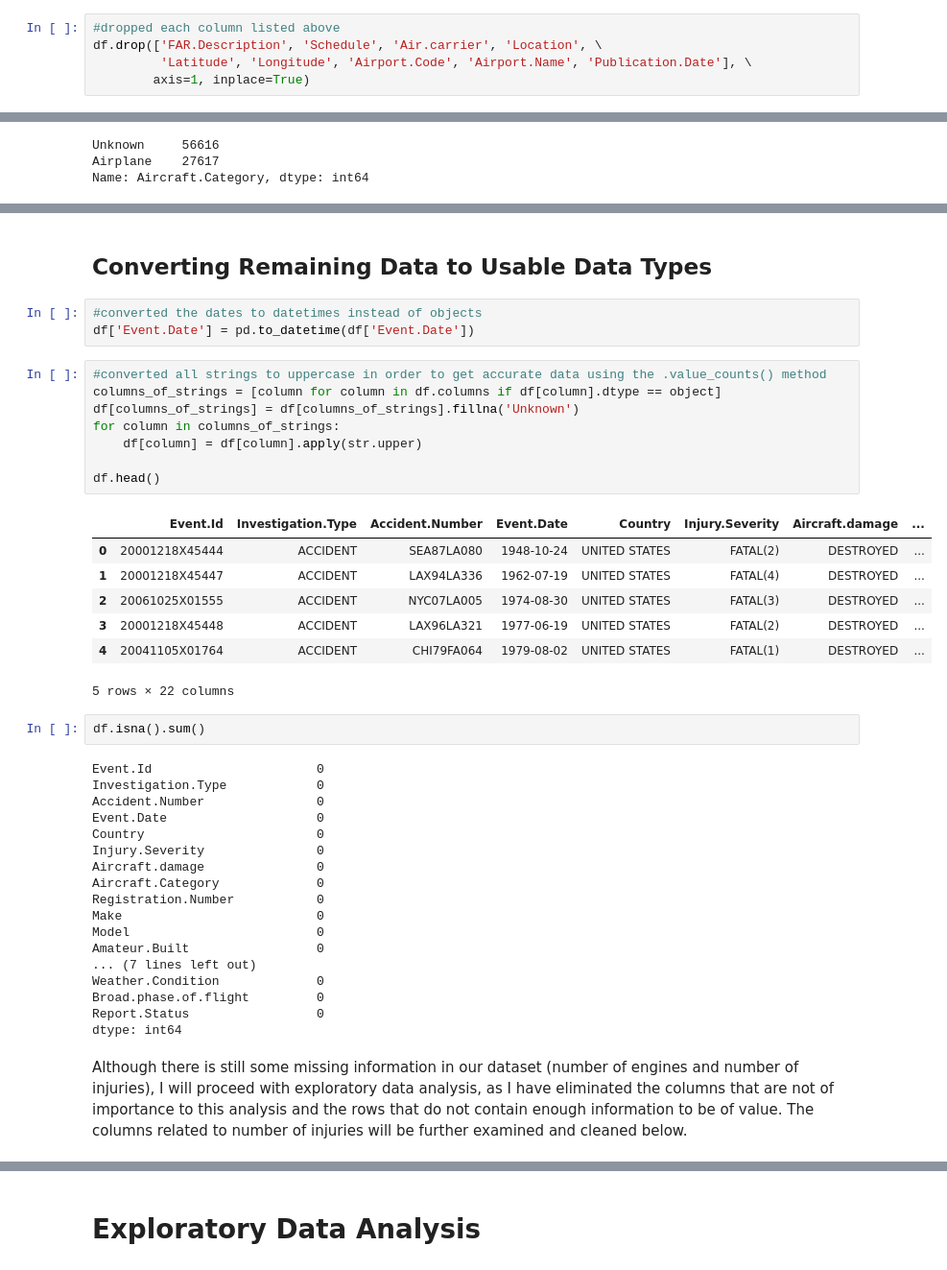
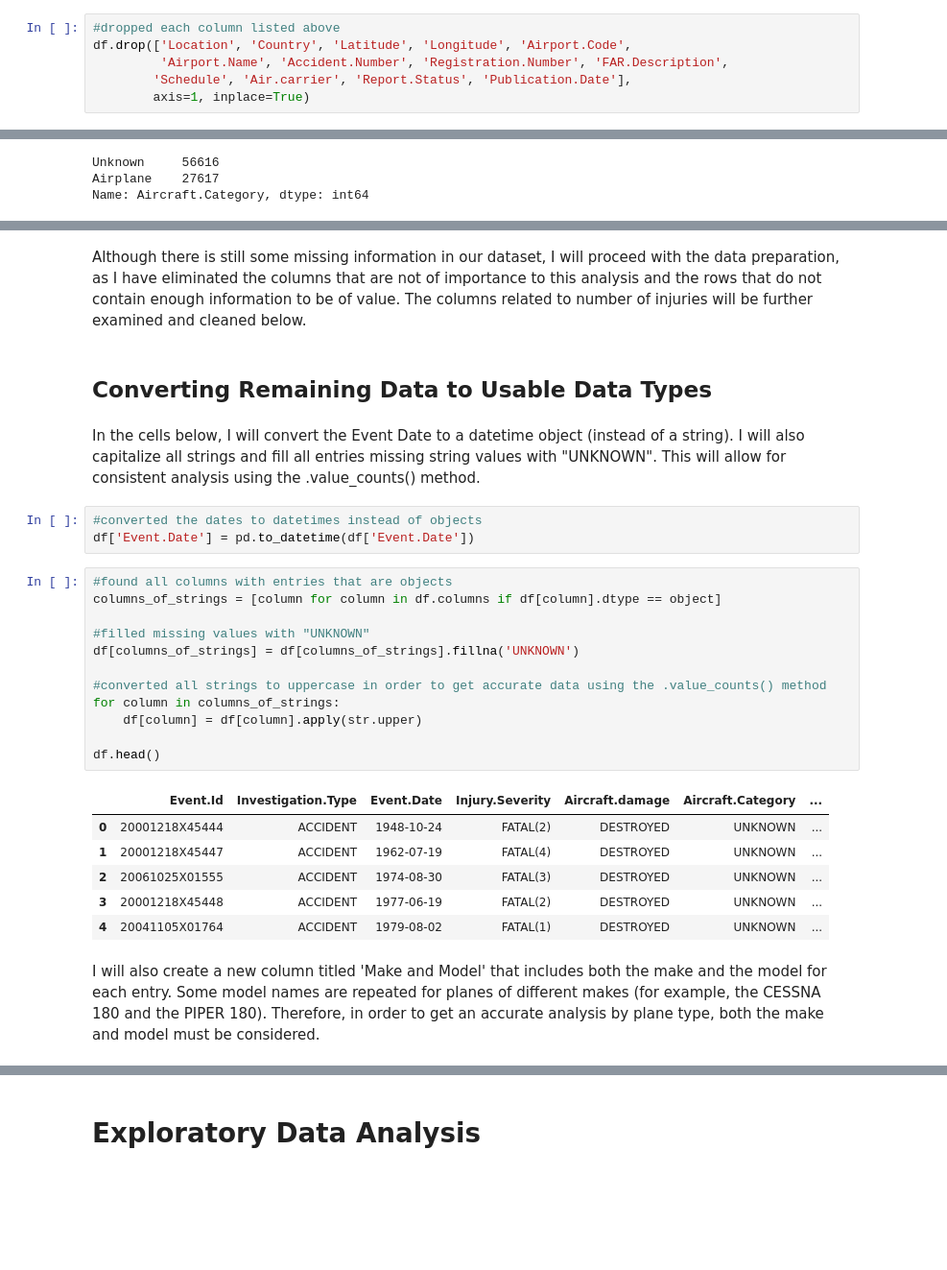
Before and after one commit to ccsurratt/dsc-phase-1-project-v3, a Jupyter notebook: student.ipynb, the cells around one changed output, grey strips where cells are left out. Shown at 96% size. Saved outputs shown, nothing was run; the diff lists cells and outputs as text; blank space fills up the shorter version.

Commit message:
Finalized analysis and incorporated additional markdown

```diff
--- a/student.ipynb
+++ b/student.ipynb
@@ -86,6 +124,7 @@ Some of the columns in this dataset are missing a significant proportion of thei
 # %%
 #dropped each column listed above
-df.drop(['FAR.Description', 'Schedule', 'Air.carrier', 'Location', \
-         'Latitude', 'Longitude', 'Airport.Code', 'Airport.Name', 'Publication.Date'], \
+df.drop(['Location', 'Country', 'Latitude', 'Longitude', 'Airport.Code',
+         'Airport.Name', 'Accident.Number', 'Registration.Number', 'FAR.Description',
+        'Schedule', 'Air.carrier', 'Report.Status', 'Publication.Date'],
         axis=1, inplace=True)
 # %% [markdown]
@@ -192,43 +260,30 @@ Name: Aircraft.Category, dtype: int64
+# %% [markdown]
+Although there is still some missing information in our dataset, I will proceed with the data preparation, as I have eliminated the columns that are not of importance to this analysis and the rows that do not contain enough information to be of value. The columns related to number of injuries will be further examined and cleaned below.
 # %% [markdown]
 ## Converting Remaining Data to Usable Data Types
+# %% [markdown]
+In the cells below, I will convert the Event Date to a datetime object (instead of a string). I will also capitalize all strings and fill all entries missing string values with "UNKNOWN". This will allow for consistent analysis using the .value_counts() method.
 # %%
 #converted the dates to datetimes instead of objects
 df['Event.Date'] = pd.to_datetime(df['Event.Date'])
 # %%
+#found all columns with entries that are objects
+columns_of_strings = [column for column in df.columns if df[column].dtype == object]
+
+#filled missing values with "UNKNOWN"
+df[columns_of_strings] = df[columns_of_strings].fillna('UNKNOWN')
+
 #converted all strings to uppercase in order to get accurate data using the .value_counts() method
-columns_of_strings = [column for column in df.columns if df[column].dtype == object]
-df[columns_of_strings] = df[columns_of_strings].fillna('Unknown')
 for column in columns_of_strings:
     df[column] = df[column].apply(str.upper)
 
 df.head()
 # %% [output]
-|  | Event.Id | Investigation.Type | Accident.Number | Event.Date | Country | Injury.Severity | Aircraft.damage | ... |
-| 0 | 20001218X45444 | ACCIDENT | SEA87LA080 | 1948-10-24 | UNITED STATES | FATAL(2) | DESTROYED | ... |
-| 1 | 20001218X45447 | ACCIDENT | LAX94LA336 | 1962-07-19 | UNITED STATES | FATAL(4) | DESTROYED | ... |
-| 2 | 20061025X01555 | ACCIDENT | NYC07LA005 | 1974-08-30 | UNITED STATES | FATAL(3) | DESTROYED | ... |
-| 3 | 20001218X45448 | ACCIDENT | LAX96LA321 | 1977-06-19 | UNITED STATES | FATAL(2) | DESTROYED | ... |
-| 4 | 20041105X01764 | ACCIDENT | CHI79FA064 | 1979-08-02 | UNITED STATES | FATAL(1) | DESTROYED | ... |
+|  | Event.Id | Investigation.Type | Event.Date | Injury.Severity | Aircraft.damage | Aircraft.Category | ... |
+| 0 | 20001218X45444 | ACCIDENT | 1948-10-24 | FATAL(2) | DESTROYED | UNKNOWN | ... |
+| 1 | 20001218X45447 | ACCIDENT | 1962-07-19 | FATAL(4) | DESTROYED | UNKNOWN | ... |
+| 2 | 20061025X01555 | ACCIDENT | 1974-08-30 | FATAL(3) | DESTROYED | UNKNOWN | ... |
+| 3 | 20001218X45448 | ACCIDENT | 1977-06-19 | FATAL(2) | DESTROYED | UNKNOWN | ... |
+| 4 | 20041105X01764 | ACCIDENT | 1979-08-02 | FATAL(1) | DESTROYED | UNKNOWN | ... |
-5 rows × 22 columns
-# %%
-df.isna().sum()
-# %% [output]
-Event.Id                      0
-Investigation.Type            0
-Accident.Number               0
-Event.Date                    0
-Country                       0
-Injury.Severity               0
-Aircraft.damage               0
-Aircraft.Category             0
-Registration.Number           0
-Make                          0
-Model                         0
-Amateur.Built                 0
-... (7 lines left out)
-Weather.Condition             0
-Broad.phase.of.flight         0
-Report.Status                 0
-dtype: int64
-# %% [markdown]
-Although there is still some missing information in our dataset (number of engines and number of injuries), I will proceed with exploratory data analysis, as I have eliminated the columns that are not of importance to this analysis and the rows that do not contain enough information to be of value. The columns related to number of injuries will be further examined and cleaned below.
+# %% [markdown]
+I will also create a new column titled 'Make and Model' that includes both the make and the model for each entry. Some model names are repeated for planes of different makes (for example, the CESSNA 180 and the PIPER 180). Therefore, in order to get an accurate analysis by plane type, both the make and model must be considered.
```
Also changed, not shown: parts of 129 cells of this notebook.
